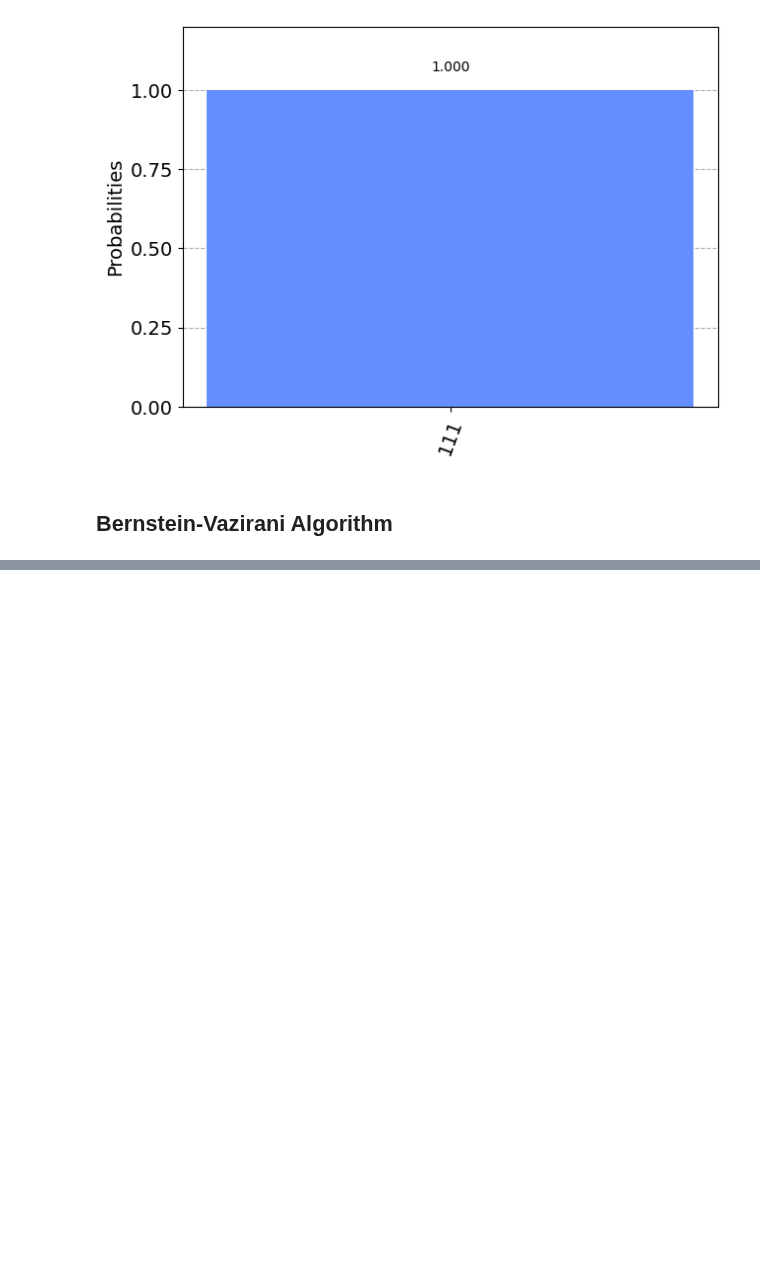
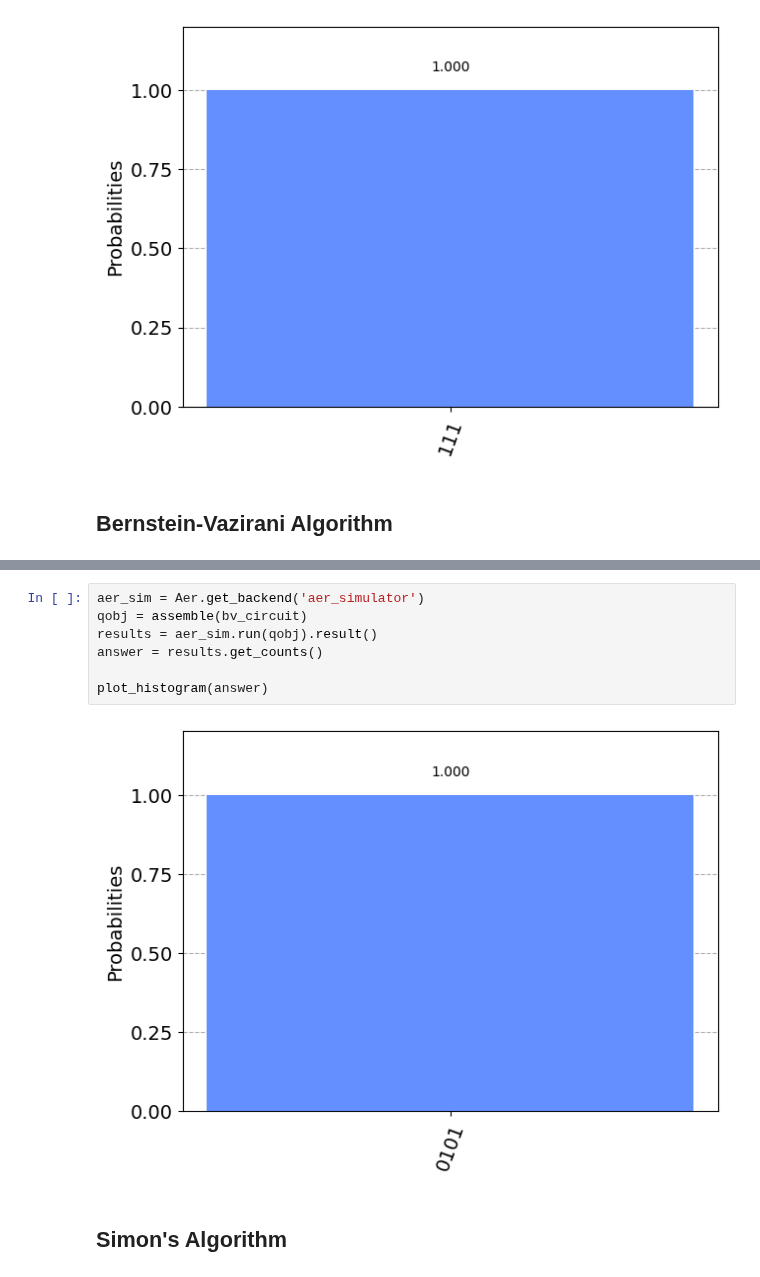
Before and after one commit to sinan-oral/q-notes, a Jupyter notebook: q-algorithms.ipynb, the cells around one changed output, grey strips where cells are left out. Saved outputs shown, nothing was run; the diff lists cells and outputs as text; blank space fills up the shorter version.

Commit message:
bv finished and simon started

```diff
--- a/q-algorithms.ipynb
+++ b/q-algorithms.ipynb
@@ -136,0 +198,11 @@ plot_histogram(answer)
+# %%
+aer_sim = Aer.get_backend('aer_simulator')
+qobj = assemble(bv_circuit)
+results = aer_sim.run(qobj).result()
+answer = results.get_counts()
+
+plot_histogram(answer)
+# %% [output]
+[figure, added]
+# %% [markdown]
+## Simon's Algorithm
```
Also changed, not shown: parts of 15 cells of this notebook.
